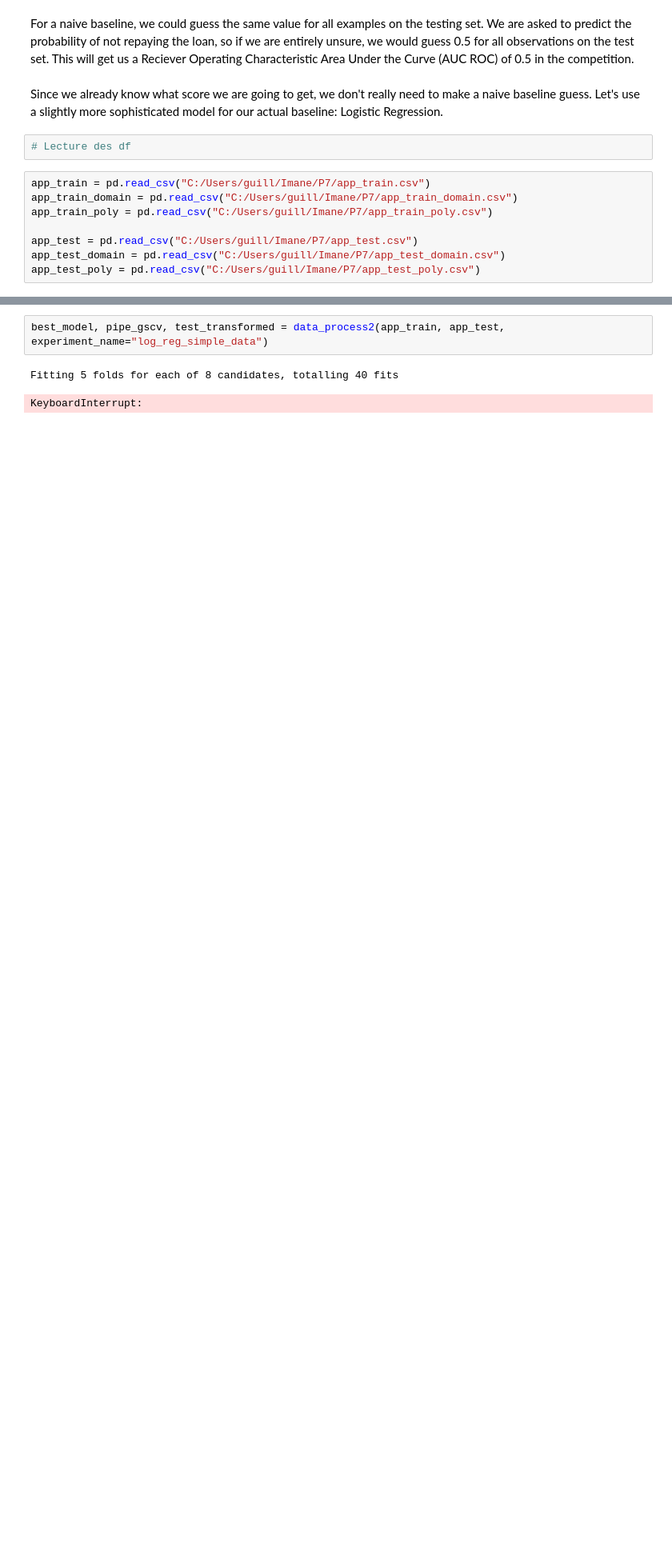
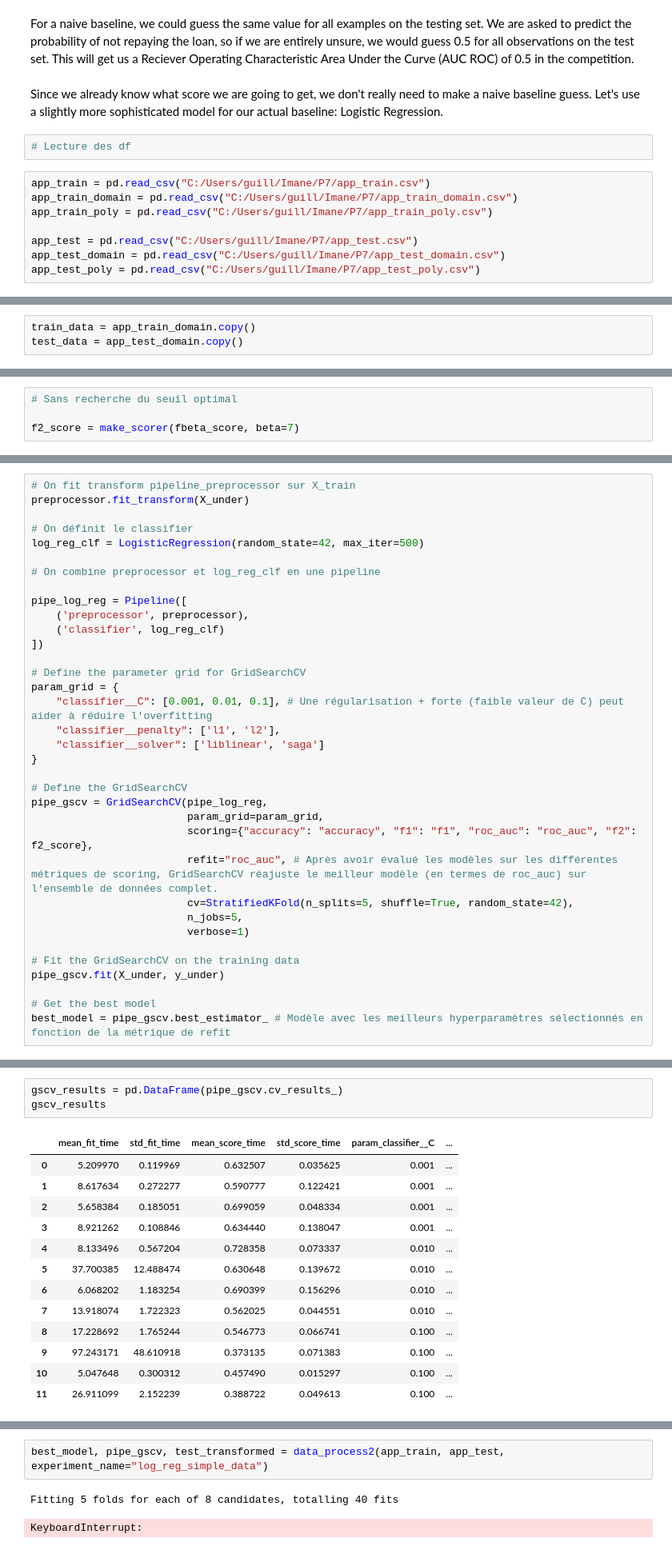
Before and after one commit to imanitou/P7, a Jupyter notebook: P7_20juin2024.ipynb, the cells around one changed output, grey strips where cells are left out. Shown at 80% size. Drawn from its saved outputs; the diff is of its cells as text; blank space fills up the shorter version.

```diff
--- a/P7_20juin2024.ipynb
+++ b/P7_20juin2024.ipynb
@@ -907 +939,4 @@ from sklearn.metrics import roc_auc_score
 import numpy as np
+# %%
+train_data = app_train_domain.copy()
+test_data = app_test_domain.copy()
@@ -907,0 +1019,4 @@ import numpy as np
+# %%
+# Sans recherche du seuil optimal
+
+f2_score = make_scorer(fbeta_score, beta=7)
@@ -907,0 +1025,35 @@ import numpy as np
+# %%
+# On fit transform pipeline_preprocessor sur X_train
+preprocessor.fit_transform(X_under)
+
+# On définit le classifier
+log_reg_clf = LogisticRegression(random_state=42, max_iter=500)
+
+# On combine preprocessor et log_reg_clf en une pipeline
+
+pipe_log_reg = Pipeline([
+    ('preprocessor', preprocessor),
+    ('classifier', log_reg_clf)
+])
+
+# Define the parameter grid for GridSearchCV
+param_grid = {
+    "classifier__C": [0.001, 0.01, 0.1], # Une régularisation + forte (faible valeur de C) peut aider à réduire l'overfitting
+    "classifier__penalty": ['l1', 'l2'],
+    "classifier__solver": ['liblinear', 'saga']
+}
+
+# Define the GridSearchCV
+pipe_gscv = GridSearchCV(pipe_log_reg,
+                         param_grid=param_grid,
+                         scoring={"accuracy": "accuracy", "f1": "f1", "roc_auc": "roc_auc", "f2": f2_score},
+                         refit="roc_auc", # Après avoir évalué les modèles sur les différentes métriques de scoring, GridSearchCV réajuste le meilleur modèle (en termes de roc_auc) sur l'ensemble de données complet.
+                         cv=StratifiedKFold(n_splits=5, shuffle=True, random_state=42),
+                         n_jobs=5,
+                         verbose=1)
+
+# Fit the GridSearchCV on the training data
+pipe_gscv.fit(X_under, y_under)
+
+# Get the best model
+best_model = pipe_gscv.best_estimator_ # Modèle avec les meilleurs hyperparamètres sélectionnés en fonction de la métrique de refit
@@ -907,0 +1062,17 @@ import numpy as np
+# %%
+gscv_results = pd.DataFrame(pipe_gscv.cv_results_)
+gscv_results
+# %% [output]
+|  | mean_fit_time | std_fit_time | mean_score_time | std_score_time | param_classifier__C | ... |
+| 0 | 5.209970 | 0.119969 | 0.632507 | 0.035625 | 0.001 | ... |
+| 1 | 8.617634 | 0.272277 | 0.590777 | 0.122421 | 0.001 | ... |
+| 2 | 5.658384 | 0.185051 | 0.699059 | 0.048334 | 0.001 | ... |
+| 3 | 8.921262 | 0.108846 | 0.634440 | 0.138047 | 0.001 | ... |
+| 4 | 8.133496 | 0.567204 | 0.728358 | 0.073337 | 0.010 | ... |
+| 5 | 37.700385 | 12.488474 | 0.630648 | 0.139672 | 0.010 | ... |
+| 6 | 6.068202 | 1.183254 | 0.690399 | 0.156296 | 0.010 | ... |
+| 7 | 13.918074 | 1.722323 | 0.562025 | 0.044551 | 0.010 | ... |
+| 8 | 17.228692 | 1.765244 | 0.546773 | 0.066741 | 0.100 | ... |
+| 9 | 97.243171 | 48.610918 | 0.373135 | 0.071383 | 0.100 | ... |
+| 10 | 5.047648 | 0.300312 | 0.457490 | 0.015297 | 0.100 | ... |
+| 11 | 26.911099 | 2.152239 | 0.388722 | 0.049613 | 0.100 | ... |
```
Also changed, not shown: parts of 48 cells of this notebook.
